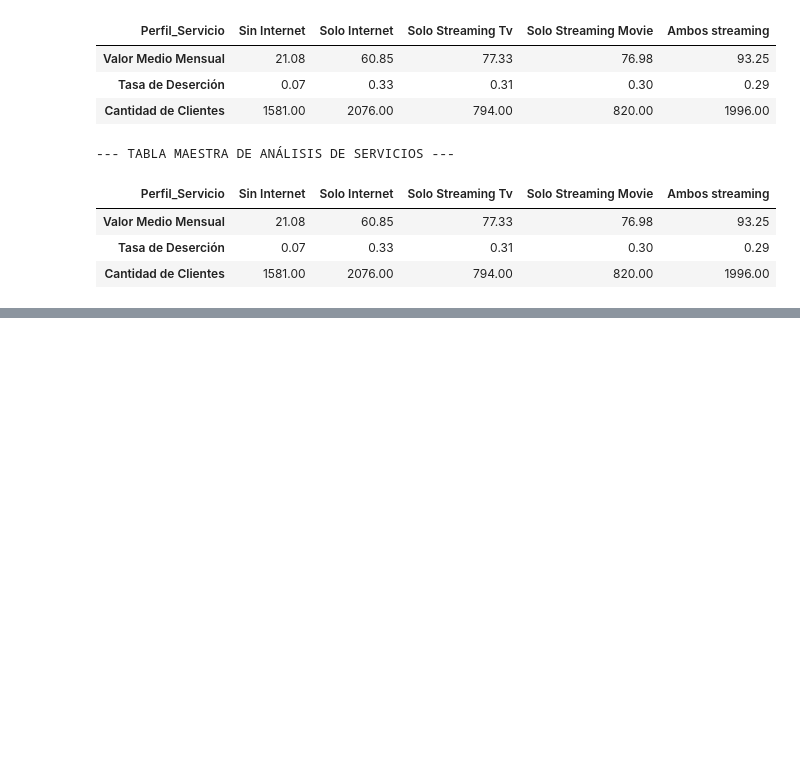
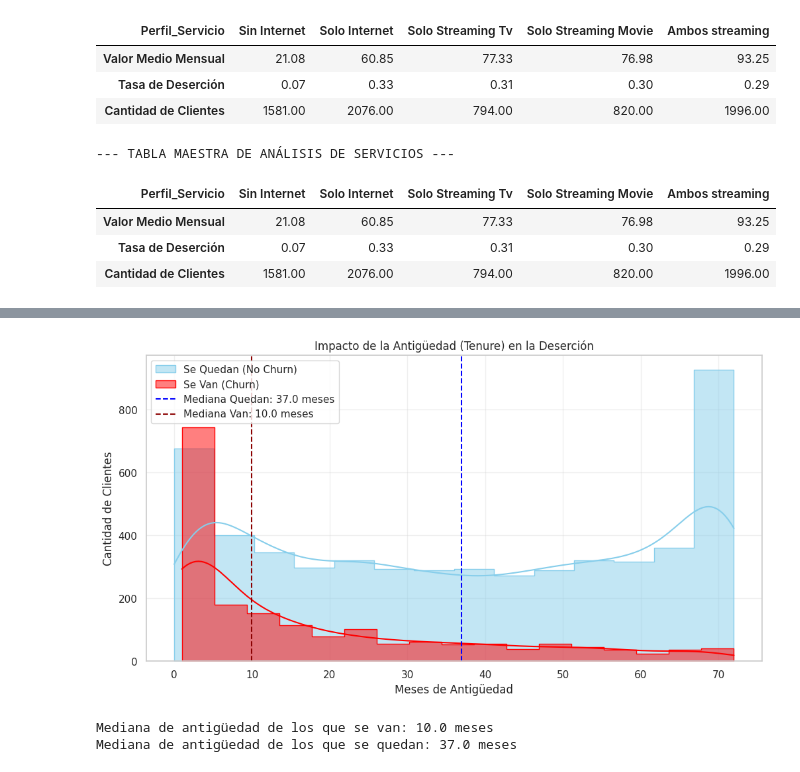
Before and after one commit to lstredel/Challenge-Telecom-X, a Jupyter notebook: Challenge_TelecomX.ipynb, the cells around one changed output, grey strips where cells are left out. Cells and saved outputs as stored; diff of their text form; code cells hidden in the pictures; blank space fills up the shorter version.

```diff
--- a/Challenge_TelecomX.ipynb
+++ b/Challenge_TelecomX.ipynb
@@ -980,0 +1141,29 @@ display(desagregado[['Valor_Medio_Mensual', 'Tasa_Churn_Interna', '% del Total d
+# %%
+# 1. Separamos los datos para calcular métricas por grupo
+churn_si = df[df['Churn'] == 1]['customer.tenure']
+churn_no = df[df['Churn'] == 0]['customer.tenure']
+
+# 2. Creamos la visualización
+plt.figure(figsize=(12, 6))
+
+# Histograma superpuesto
+sns.histplot(churn_no, color="skyblue", label="Se Quedan (No Churn)", kde=True, element="step")
+sns.histplot(churn_si, color="red", label="Se Van (Churn)", kde=True, element="step")
+
+# Líneas de mediana para cada grupo
+plt.axvline(churn_no.median(), color='blue', linestyle='--', label=f'Mediana Quedan: {churn_no.median()} meses')
+plt.axvline(churn_si.median(), color='darkred', linestyle='--', label=f'Mediana Van: {churn_si.median()} meses')
+
+plt.title('Impacto de la Antigüedad (Tenure) en la Deserción')
+plt.xlabel('Meses de Antigüedad')
+plt.ylabel('Cantidad de Clientes')
+plt.legend()
+plt.grid(alpha=0.3)
+plt.show()
+
+print(f"Mediana de antigüedad de los que se van: {churn_si.median()} meses")
+print(f"Mediana de antigüedad de los que se quedan: {churn_no.median()} meses")
+# %% [output]
+[figure, added]
+Mediana de antigüedad de los que se van: 10.0 meses
+Mediana de antigüedad de los que se quedan: 37.0 meses
```
Also changed, not shown: parts of 22 cells of this notebook.
